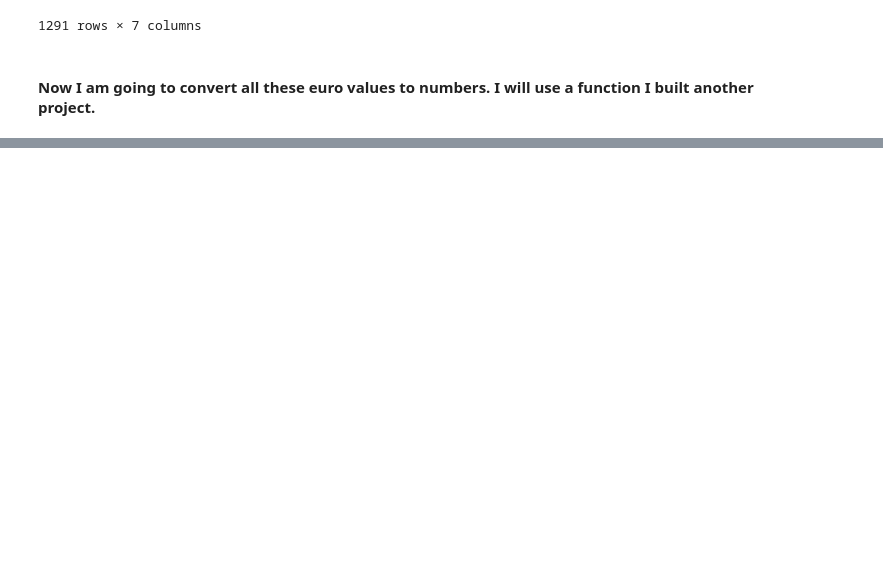
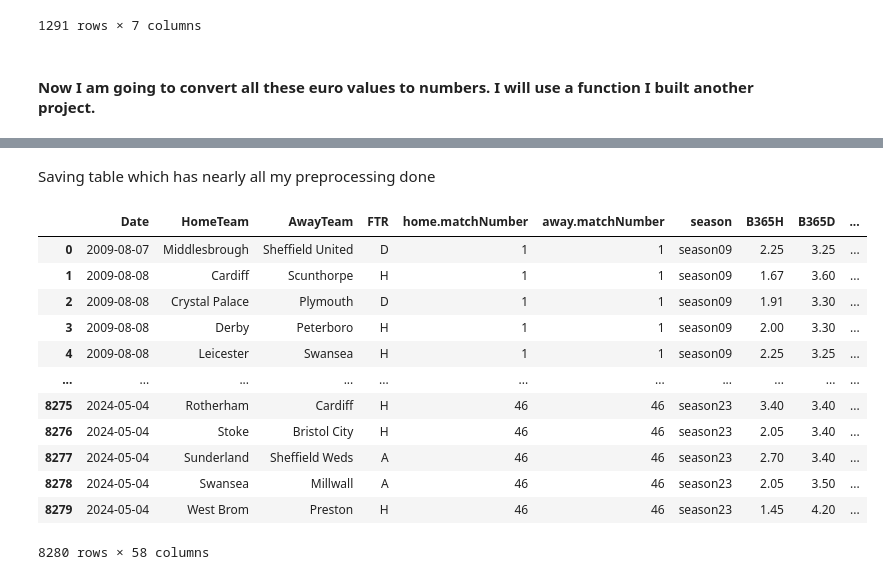
Before and after one commit to benjaminr4/championship_predictions, a Jupyter notebook: PreppingConstants.ipynb, the cells around one changed output, grey strips where cells are left out. Drawn from its saved outputs; the diff is of its cells as text; code cells hidden in the pictures; blank space fills up the shorter version.

```diff
--- a/PreppingConstants.ipynb
+++ b/PreppingConstants.ipynb
@@ -558,0 +673,16 @@ all_transfers[['Expenditure','Income','Balance']]=all_transfers[['Expenditure','
+# %%
+seasons_df=seasons_df.merge(all_transfers[['Team','Season','Balance','TotArrivals']], how='left', left_on=['AwayTeam','season'], right_on=['Team','Season'])
+
+seasons_df.rename(columns={'Balance':'away.Balance',
+                           'TotArrivals':'away.TotArrivals'},
+                 inplace=True)
+
+seasons_df.drop(columns=['Season','Team'], inplace=True)
+# %%
+seasons_df['diff.Balance']=seasons_df['away.Balance']- seasons_df['home.Balance']
+# %%
+seasons_df['diff.TotArrivals']=seasons_df['away.TotArrivals']- seasons_df['home.TotArrivals']
+# %%
+seasons_df.drop(columns=['home.Balance','away.Balance','home.TotArrivals','away.TotArrivals'], inplace=True)
+# %% [markdown]
+Saving table which has nearly all my preprocessing done
@@ -558,0 +692,16 @@ all_transfers[['Expenditure','Income','Balance']]=all_transfers[['Expenditure','
+# %%
+seasons_df
+# %% [output]
+|  | Date | HomeTeam | AwayTeam | FTR | home.matchNumber | away.matchNumber | season | B365H | B365D | ... |
+| 0 | 2009-08-07 | Middlesbrough | Sheffield United | D | 1 | 1 | season09 | 2.25 | 3.25 | ... |
+| 1 | 2009-08-08 | Cardiff | Scunthorpe | H | 1 | 1 | season09 | 1.67 | 3.60 | ... |
+| 2 | 2009-08-08 | Crystal Palace | Plymouth | D | 1 | 1 | season09 | 1.91 | 3.30 | ... |
+| 3 | 2009-08-08 | Derby | Peterboro | H | 1 | 1 | season09 | 2.00 | 3.30 | ... |
+| 4 | 2009-08-08 | Leicester | Swansea | H | 1 | 1 | season09 | 2.25 | 3.25 | ... |
+| ... | ... | ... | ... | ... | ... | ... | ... | ... | ... | ... |
+| 8275 | 2024-05-04 | Rotherham | Cardiff | H | 46 | 46 | season23 | 3.40 | 3.40 | ... |
+| 8276 | 2024-05-04 | Stoke | Bristol City | H | 46 | 46 | season23 | 2.05 | 3.40 | ... |
+| 8277 | 2024-05-04 | Sunderland | Sheffield Weds | A | 46 | 46 | season23 | 2.70 | 3.40 | ... |
+| 8278 | 2024-05-04 | Swansea | Millwall | A | 46 | 46 | season23 | 2.05 | 3.50 | ... |
+| 8279 | 2024-05-04 | West Brom | Preston | H | 46 | 46 | season23 | 1.45 | 4.20 | ... |
+8280 rows × 58 columns
```
Also changed, not shown: parts of 21 cells of this notebook, 4 other files.
